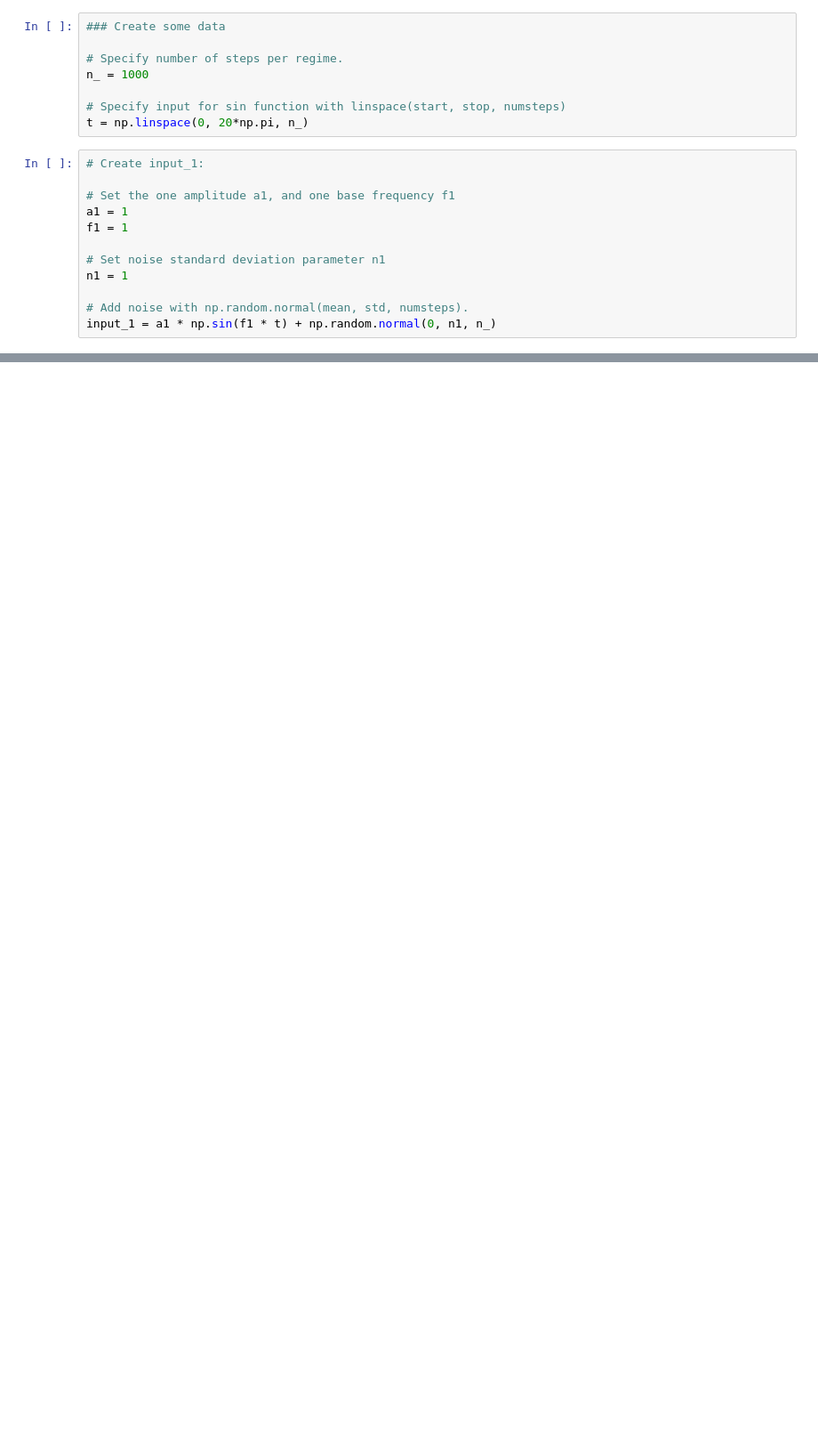
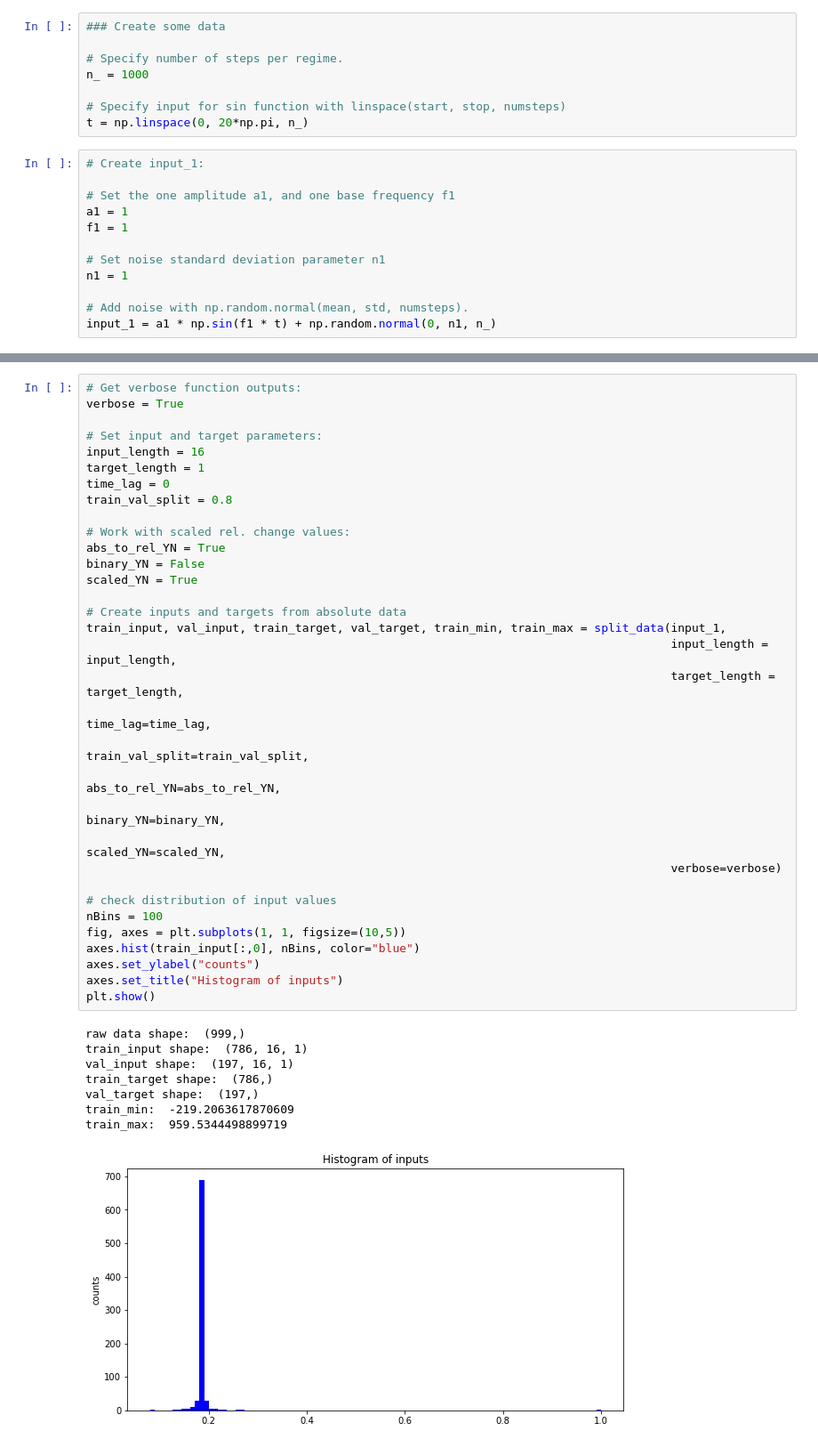
Before and after one commit to MarcoLandtHayen/EchoStateNetworks, a Jupyter notebook: notebooks/ESN_exp02.ipynb, the cells around one changed output, grey strips where cells are left out. Shown at 89% size. Saved outputs shown, nothing was run; the diff lists cells and outputs as text; blank space fills up the shorter version.

Commit message:
continued working on ESN_exp02: Set up CNN/LSTM for comparison, added predCNNLSTM to function library

```diff
--- a/notebooks/ESN_exp02.ipynb
+++ b/notebooks/ESN_exp02.ipynb
@@ -176,0 +260,42 @@ plt.show()
+# %%
+# Get verbose function outputs:
+verbose = True
+
+# Set input and target parameters:
+input_length = 16
+target_length = 1
+time_lag = 0
+train_val_split = 0.8
+
+# Work with scaled rel. change values:
+abs_to_rel_YN = True
+binary_YN = False
+scaled_YN = True
+
+# Create inputs and targets from absolute data
+train_input, val_input, train_target, val_target, train_min, train_max = split_data(input_1,
+                                                                                    input_length = input_length,
+                                                                                    target_length = target_length,
+                                                                                    time_lag=time_lag,
+                                                                                    train_val_split=train_val_split,
+                                                                                    abs_to_rel_YN=abs_to_rel_YN,
+                                                                                    binary_YN=binary_YN,
+                                                                                    scaled_YN=scaled_YN,
+                                                                                    verbose=verbose)
+
+# check distribution of input values
+nBins = 100
+fig, axes = plt.subplots(1, 1, figsize=(10,5))
+axes.hist(train_input[:,0], nBins, color="blue")
+axes.set_ylabel("counts")
+axes.set_title("Histogram of inputs")
+plt.show()
+# %% [output]
+raw data shape:  (999,)
+train_input shape:  (786, 16, 1)
+val_input shape:  (197, 16, 1)
+train_target shape:  (786,)
+val_target shape:  (197,)
+train_min:  -219.2063617870609
+train_max:  959.5344498899719
+[figure, added]
```
Also changed, not shown: parts of 20 cells of this notebook, 1 other file.
